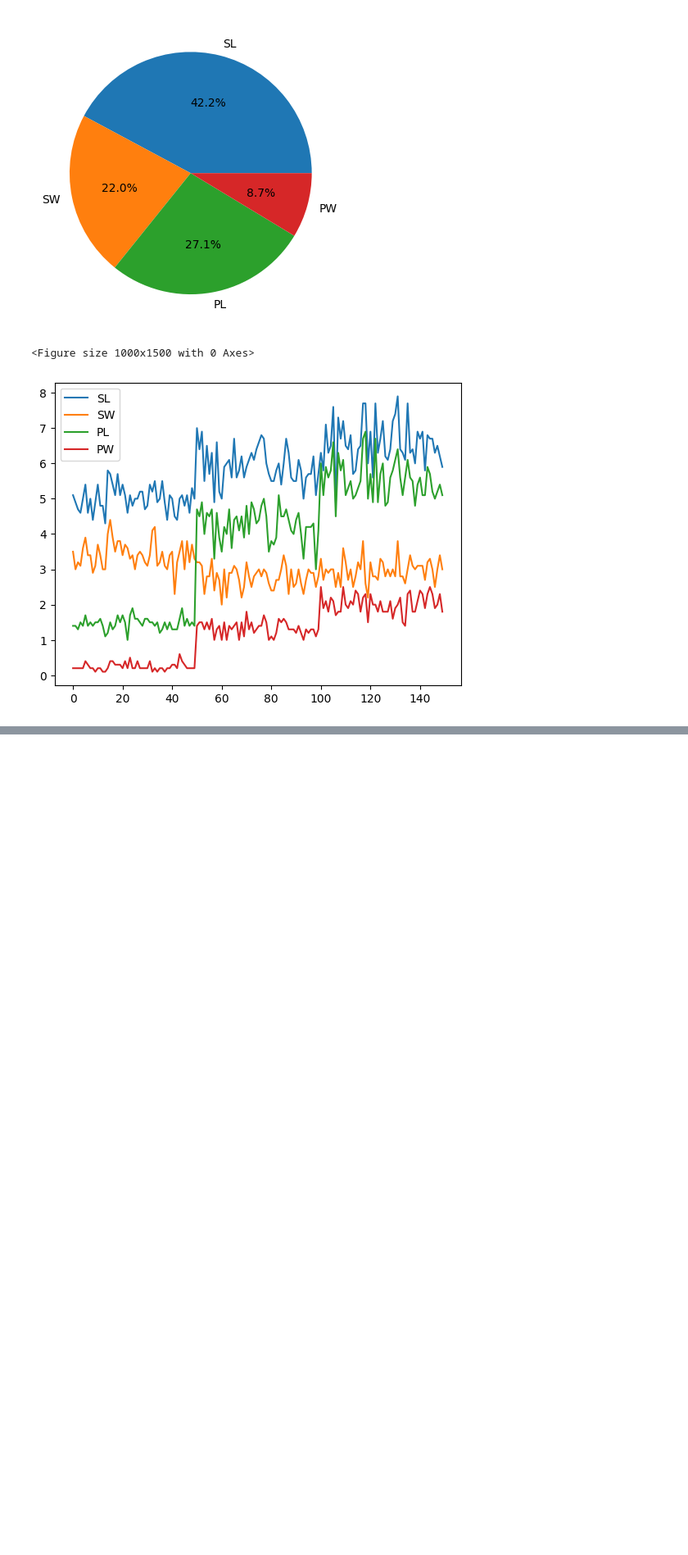
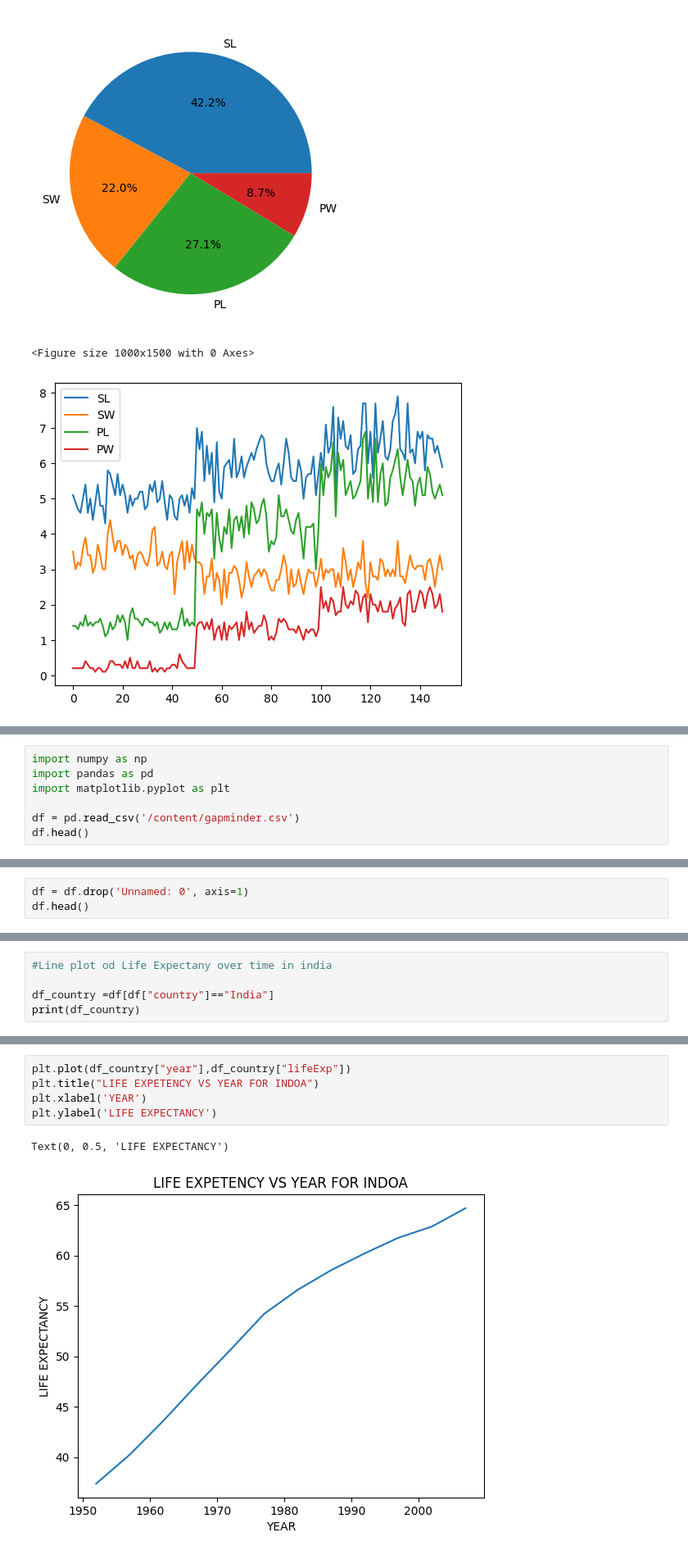
Before and after one commit to thedemonKingx1337/DSA_ICTAK_PythonBase, a Jupyter notebook: DSA_PythonBase.ipynb, the cells around one changed output, grey strips where cells are left out. Shown at 82% size. Saved outputs shown, nothing was run; the diff lists cells and outputs as text; blank space fills up the shorter version.

```diff
--- a/DSA_PythonBase.ipynb
+++ b/DSA_PythonBase.ipynb
@@ -1329,0 +1332,7 @@ dtype: bool
+# %%
+import numpy as np
+import pandas as pd
+import matplotlib.pyplot as plt
+
+df = pd.read_csv('/content/gapminder.csv')
+df.head()
@@ -1329,0 +1346,3 @@ dtype: bool
+# %%
+df = df.drop('Unnamed: 0', axis=1)
+df.head()
@@ -1329,0 +1360,5 @@ dtype: bool
+# %%
+#Line plot od Life Expectany over time in india
+
+df_country =df[df["country"]=="India"]
+print(df_country)
@@ -1329,0 +1379,8 @@ dtype: bool
+# %%
+plt.plot(df_country["year"],df_country["lifeExp"])
+plt.title("LIFE EXPETENCY VS YEAR FOR INDOA")
+plt.xlabel('YEAR')
+plt.ylabel('LIFE EXPECTANCY')
+# %% [output]
+Text(0, 0.5, 'LIFE EXPECTANCY')
+[figure, added]
```
Also changed, not shown: parts of 48 cells of this notebook.
